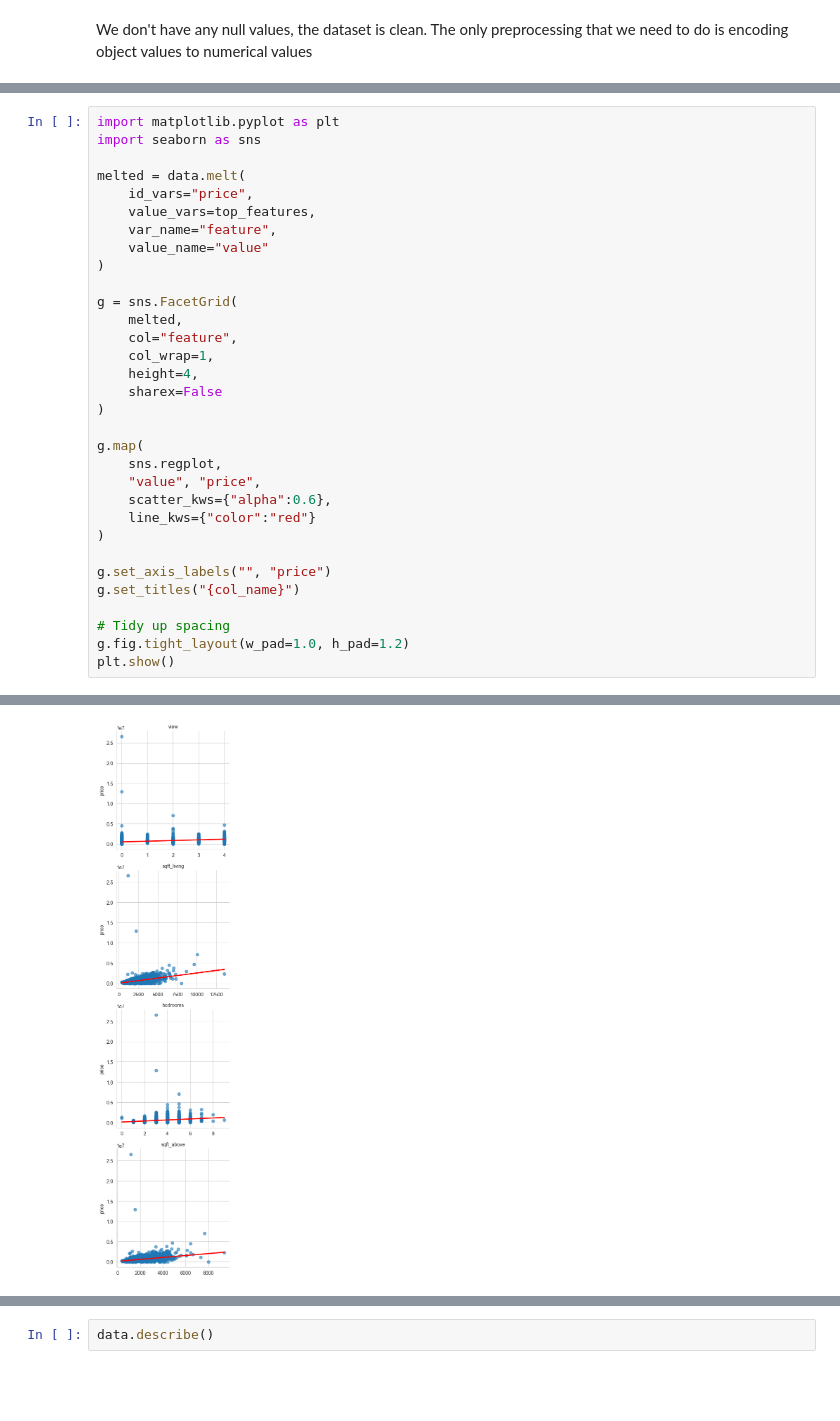
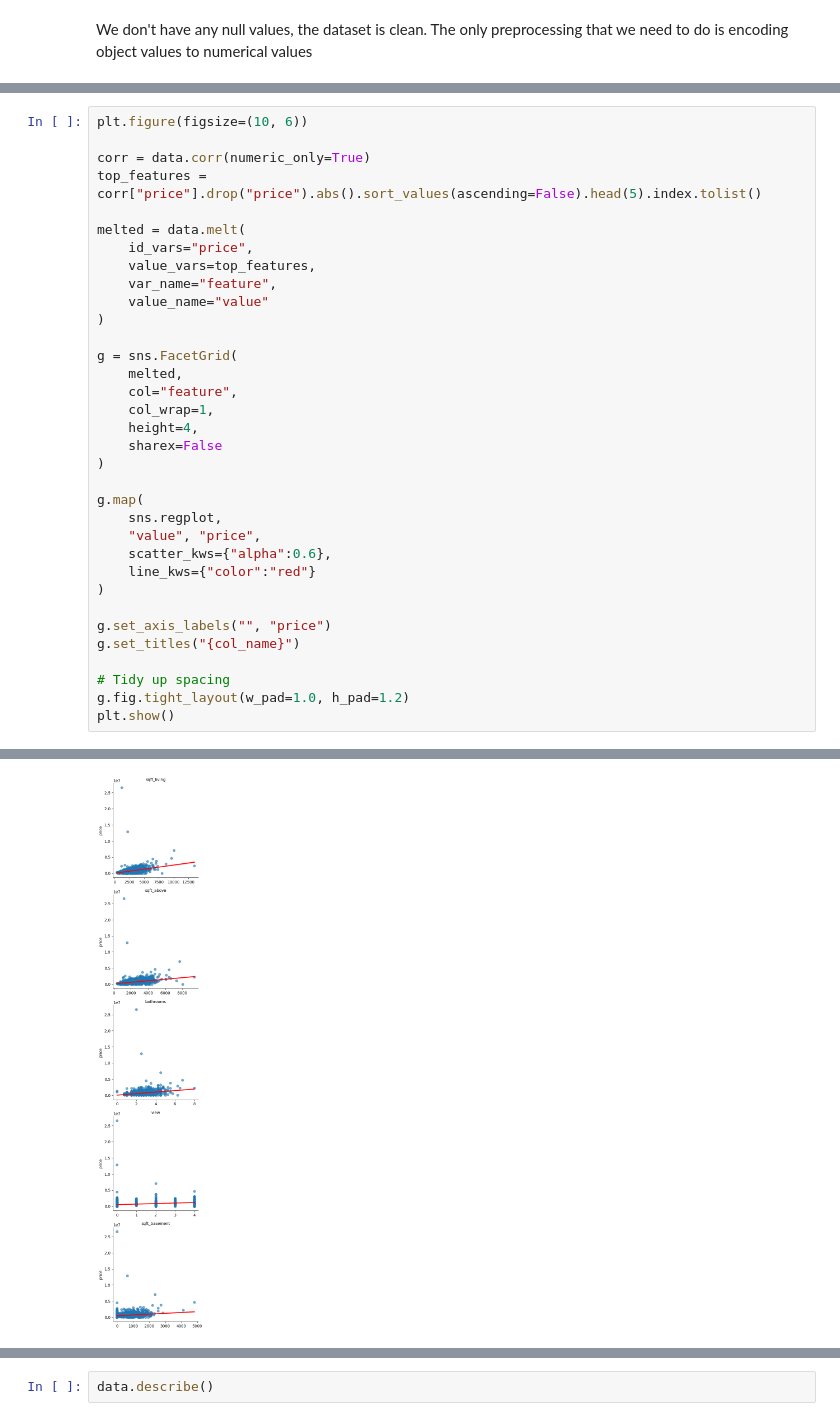
Before and after one commit to David38mk/house-price-prediction-ML, a Jupyter notebook: notebooks/EDA.ipynb, the cells around one changed output, grey strips where cells are left out. Cells and saved outputs as stored; diff of their text form; blank space fills up the shorter version.

```diff
--- a/notebooks/EDA.ipynb
+++ b/notebooks/EDA.ipynb
@@ -134,6 +136,8 @@ sns.scatterplot(x="price", y="bedrooms", data=data, hue="bedrooms")
 # %%
-import matplotlib.pyplot as plt
-import seaborn as sns
+plt.figure(figsize=(10, 6))
+
+corr = data.corr(numeric_only=True)
+top_features = corr["price"].drop("price").abs().sort_values(ascending=False).head(5).index.tolist()
 
 melted = data.melt(
     id_vars="price",
@@ -167,4 +172,4 @@ plt.show()
-[figure, old version]
+[figure, new version]
 # %%
 data_copy = data.copy()
 
```
Also changed, not shown: parts of 21 cells of this notebook.
